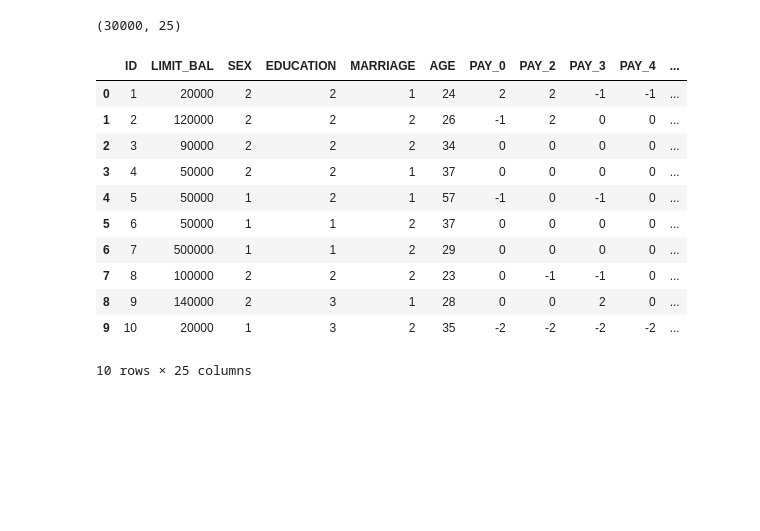
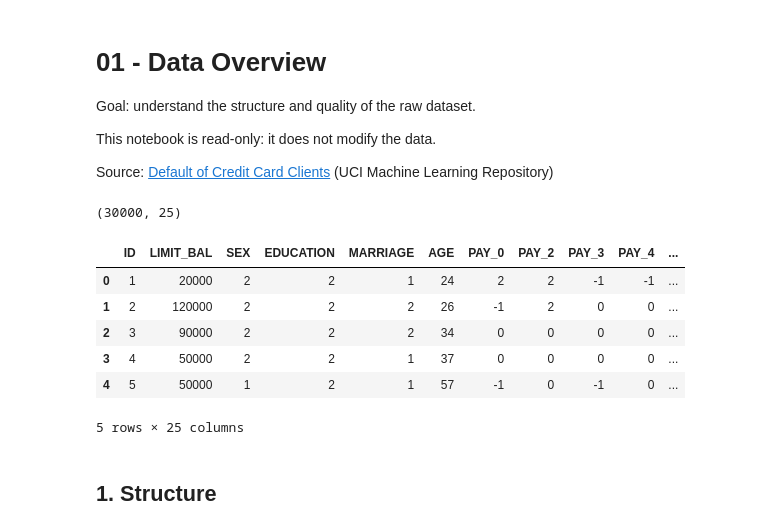
Before and after one commit to m-mahdi-jafari-yazani/credit-card-default-prediction, a Jupyter notebook: notebooks/01_data_overview.ipynb, the cells around one changed output. Saved outputs shown, nothing was run; the diff lists cells and outputs as text; code cells hidden in the pictures; blank space fills up the shorter version.

Commit message:
feat(data): extend data overview notebook

```diff
--- a/notebooks/01_data_overview.ipynb
+++ b/notebooks/01_data_overview.ipynb
@@ -0,0 +1,8 @@
+# %% [markdown]
+# 01 - Data Overview
+
+Goal: understand the structure and quality of the raw dataset.
+
+This notebook is read-only: it does not modify the data.
+
+Source: [Default of Credit Card Clients](https://archive.ics.uci.edu/dataset/350/default+of+credit+card+clients) (UCI Machine Learning Repository)
@@ -1,25 +19,18 @@
 # %%
-import pandas as pd
-
-DATA_PATH = "../data/raw/default_of_credit_card_clients.xls"
-
 df = pd.read_excel(DATA_PATH, header=1, engine="calamine")
 print(df.shape)
-df.head(10)
+df.head()
 # %% [output]
 (30000, 25)
 |  | ID | LIMIT_BAL | SEX | EDUCATION | MARRIAGE | AGE | PAY_0 | PAY_2 | PAY_3 | PAY_4 | ... |
 | 0 | 1 | 20000 | 2 | 2 | 1 | 24 | 2 | 2 | -1 | -1 | ... |
 | 1 | 2 | 120000 | 2 | 2 | 2 | 26 | -1 | 2 | 0 | 0 | ... |
 | 2 | 3 | 90000 | 2 | 2 | 2 | 34 | 0 | 0 | 0 | 0 | ... |
 | 3 | 4 | 50000 | 2 | 2 | 1 | 37 | 0 | 0 | 0 | 0 | ... |
 | 4 | 5 | 50000 | 1 | 2 | 1 | 57 | -1 | 0 | -1 | 0 | ... |
-| 5 | 6 | 50000 | 1 | 1 | 2 | 37 | 0 | 0 | 0 | 0 | ... |
-| 6 | 7 | 500000 | 1 | 1 | 2 | 29 | 0 | 0 | 0 | 0 | ... |
-| 7 | 8 | 100000 | 2 | 2 | 2 | 23 | 0 | -1 | -1 | 0 | ... |
-| 8 | 9 | 140000 | 2 | 3 | 1 | 28 | 0 | 0 | 2 | 0 | ... |
-| 9 | 10 | 20000 | 1 | 3 | 2 | 35 | -2 | -2 | -2 | -2 | ... |
-10 rows × 25 columns
+5 rows × 25 columns
+# %% [markdown]
+## 1. Structure
 # %%
 df.info()
 # %% [output]
```
Also changed, not shown: parts of 48 cells of this notebook.
